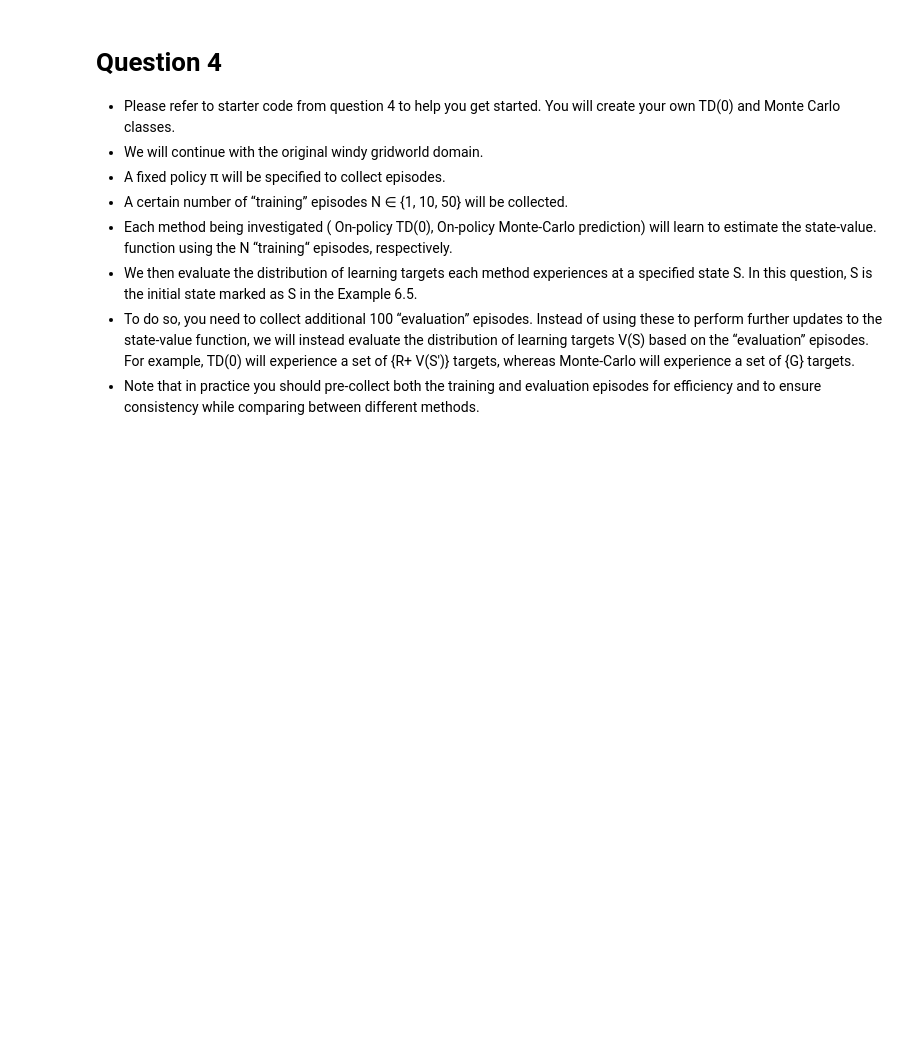
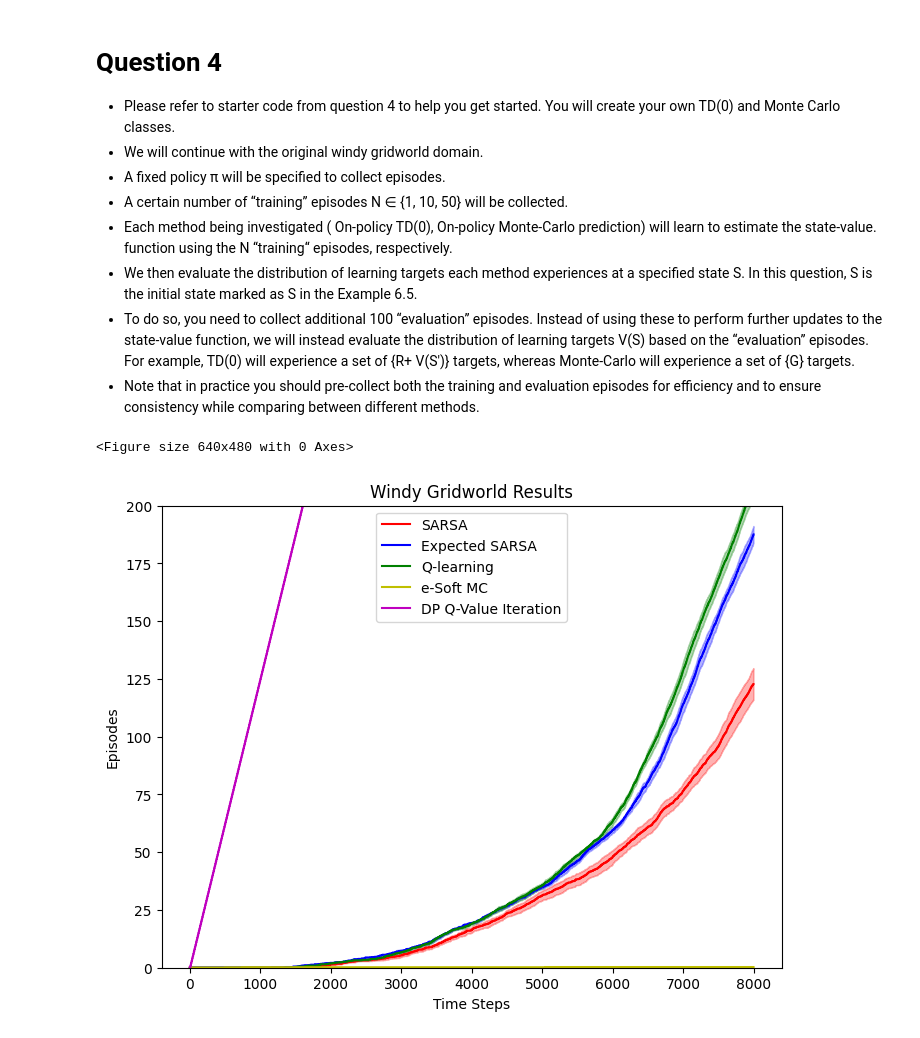
Before and after one commit to dbcometto/cs5180rl, a Jupyter notebook: homework/ex5_26spring.ipynb, the cells around one changed output. Saved outputs shown, nothing was run; the diff lists cells and outputs as text; code cells hidden in the pictures; blank space fills up the shorter version.

```diff
--- a/homework/ex5_26spring.ipynb
+++ b/homework/ex5_26spring.ipynb
@@ -549,7 +587,7 @@ class SARSA(object):
 
         done = True
         num_episodes_completed = -1
-        list_num_epiodes = []
+        list_num_episodes = []
         for steps_taken in tqdm(range(self.timeout),desc="SARSA",leave=False,position=1):
 
             if done:
@@ -568,9 +606,9 @@ class SARSA(object):
             state = next_state
             action = next_action
 
-            list_num_epiodes.append(num_episodes_completed)
+            list_num_episodes.append(num_episodes_completed)
 
-        return list_num_epiodes
+        return list_num_episodes
 # %%
 class ExpectedSARSA(object):
     def __init__(self, env: WindyGridWorld, alpha, epsilon, gamma, timeout):
@@ -629,7 +667,7 @@ class ExpectedSARSA(object):
 
         done = True
         num_episodes_completed = -1
-        list_num_epiodes = []
+        list_num_episodes = []
         for steps_taken in tqdm(range(self.timeout),desc="Expected SARSA",leave=False,position=1):
 
             if done:
@@ -646,9 +684,9 @@ class ExpectedSARSA(object):
 
             state = next_state
 
-            list_num_epiodes.append(num_episodes_completed)
+            list_num_episodes.append(num_episodes_completed)
 
-        return list_num_epiodes
+        return list_num_episodes
 # %%
 class QLearning(object):
     def __init__(self, env, alpha, epsilon, gamma, timeout):
@@ -704,7 +742,7 @@ class QLearning(object):
 
         done = True
         num_episodes_completed = -1
-        list_num_epiodes = []
+        list_num_episodes = []
         for steps_taken in tqdm(range(self.timeout),desc="Q-Learning",leave=False,position=1):
 
             if done:
@@ -721,6 +759,6 @@ class QLearning(object):
 
             state = next_state
 
-            list_num_epiodes.append(num_episodes_completed)
+            list_num_episodes.append(num_episodes_completed)
 
-        return list_num_epiodes
+        return list_num_episodes
@@ -738,7 +1119,7 @@ def plot_curves(arr_list, legend_list, color_list, ylabel):
     """
     # Clear the current figure
     plt.clf()
-    fig, ax = plt.subplots(figsize=(12, 8))
+    fig, ax = plt.subplots(figsize=(8, 6))
 
     # Set labels
     ax.set_ylabel(ylabel)
@@ -766,5 +1147,6 @@ def plot_curves(arr_list, legend_list, color_list, ylabel):
     # Set the title (adjust as needed)
     ax.set_title("Windy Gridworld Results")
     ax.legend(handles=h_list)
+    ax.set_ylim(0,200)
     plt.show()
 # %%
@@ -877,0 +1273,18 @@ if __name__ == "__main__":
+# %%
+if __name__ == "__main__":
+    # set randomness
+    seed = 1234
+    np.random.seed(seed)
+    random.seed(seed)
+
+    # trial number
+    trial_num = 10
+    # maximal time steps
+    max_time_steps = 8000
+
+
+    # run SARSA and Q Learning
+    run_on_policy_td_control(trial_num, max_time_steps, start_seed=seed, rendermode = None, enable_king_move_actions=True, enable_no_move_actions=False)
+# %% [output]
+<Figure size 640x480 with 0 Axes>
+[figure, added]
```
Also changed, not shown: parts of 11 cells of this notebook.
